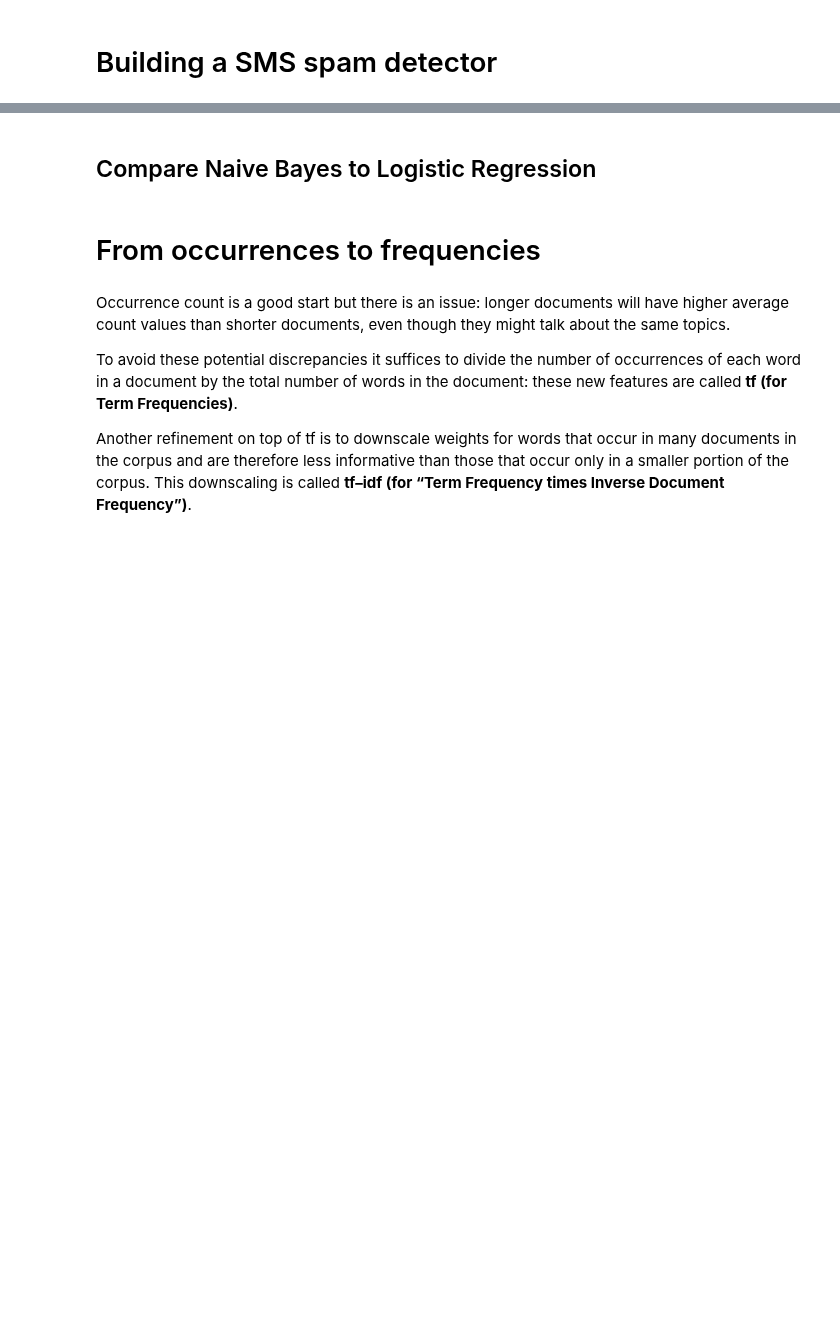
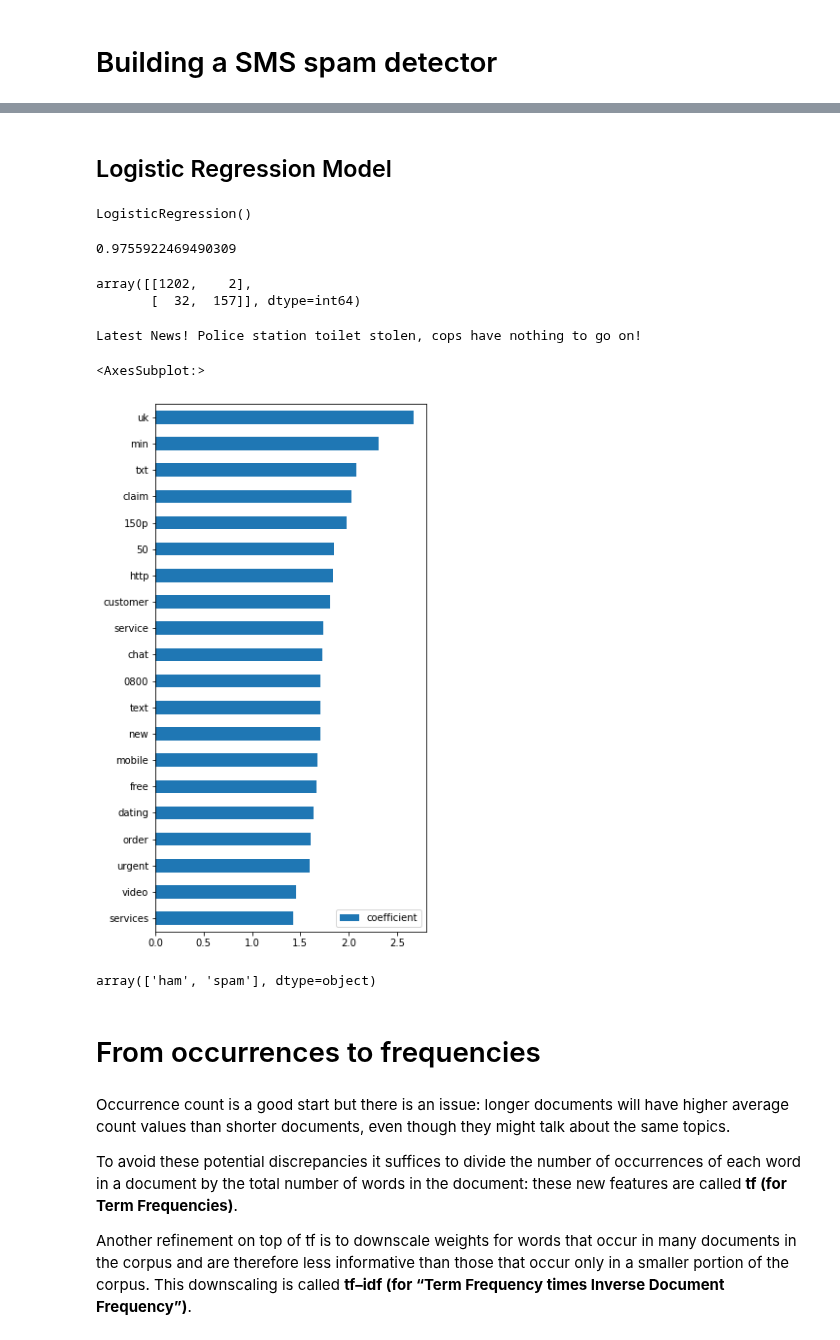
Before and after one commit to um-perez-alvaro/Data-Science-Practice, a Jupyter notebook: Jupyter Notebooks/Text Classification/notebooks/Building s SMS spam detector.ipynb, the cells around one changed output, grey strips where cells are left out. Cells and saved outputs as stored; diff of their text form; code cells hidden in the pictures; blank space fills up the shorter version.

```diff
--- a/Jupyter Notebooks/Text Classification/notebooks/Building s SMS spam detector.ipynb
+++ b/Jupyter Notebooks/Text Classification/notebooks/Building s SMS spam detector.ipynb
@@ -28,7 +43,7 @@ from sklearn.model_selection import train_test_split
 X_train,X_test,y_train,y_test = train_test_split(X,y)
 # %%
 # initialize the vectorizer (with default parameters)
-vect = CountVectorizer()
+vect = CountVectorizer(stop_words='english',max_features=1000,min_df=10)
 # %%
 # learn training vocabulary, then use it to create a document-term matrix
 vect.fit(X_train)
@@ -39,7 +56,7 @@ X_test_dtm = vect.transform(X_test)
 # %%
 # import and initialize a Multinomial Naive Bayes model
 from sklearn.naive_bayes import MultinomialNB
-nb = MultinomialNB()
+nb_clf = MultinomialNB()
 # %%
 # train the model using X_train_dtm
-nb.fit(X_train_dtm, y_train)
+nb_clf.fit(X_train_dtm, y_train)
@@ -72,17 +211,39 @@ X_test[4968]
 # %% [markdown]
-## Compare Naive Bayes to Logistic Regression
+## Logistic Regression Model
 # %%
 from sklearn.linear_model import LogisticRegression
 # %%
 log_clf = LogisticRegression()
 # %%
 log_clf.fit(X_train_dtm,y_train)
+# %% [output]
+LogisticRegression()
 # %%
 y_test_pred = log_clf.predict(X_test_dtm)
 # %%
 accuracy_score(y_test,y_test_pred)
+# %% [output]
+0.9755922469490309
 # %%
 confusion_matrix(y_test,y_test_pred)
+# %% [output]
+array([[1202,    2],
+       [  32,  157]], dtype=int64)
+# %%
+print(X_test[(y_test == 'spam') & (y_test_pred == 'ham')].iloc[5])
+# %% [output]
+Latest News! Police station toilet stolen, cops have nothing to go on!
+# %%
+# top coefficients
+coeffs = pd.DataFrame(data = log_clf.coef_.T, index=vect.get_feature_names(),columns=['coefficient'])
+coeffs.sort_values(by='coefficient').tail(20).plot.barh(figsize=(5,10))
+# %% [output]
+<AxesSubplot:>
+[figure, added]
+# %%
+log_clf.classes_
+# %% [output]
+array(['ham', 'spam'], dtype=object)
 # %% [markdown]
 # From occurrences to frequencies
 # %% [markdown]
```
Also changed, not shown: parts of 29 cells of this notebook, 2 other files.
